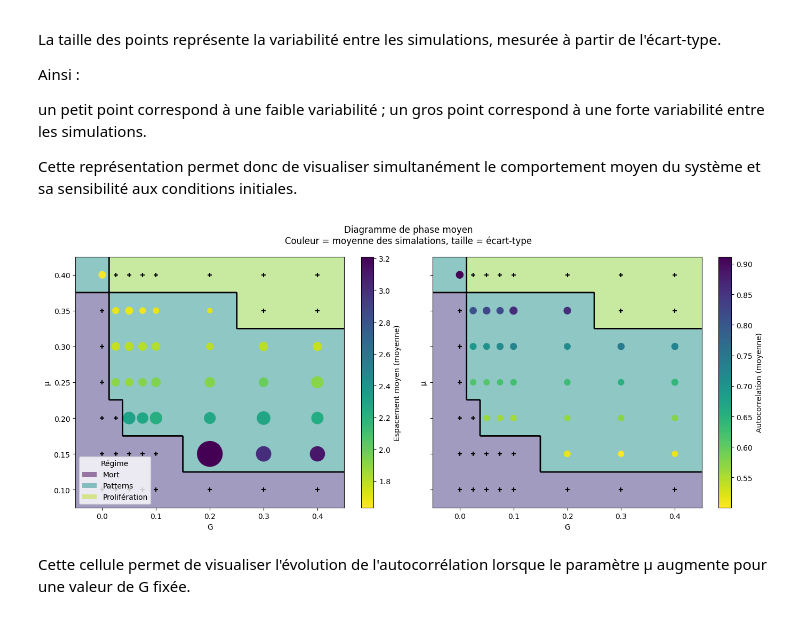
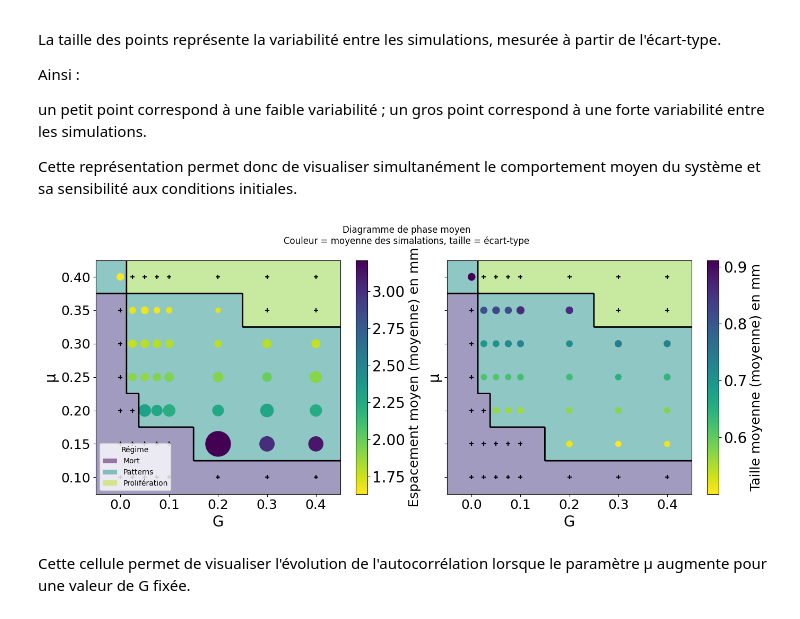
Before and after one commit to lisabacchin/Stage-M1, a Jupyter notebook: Traitement_simulations/Traitement_1D.ipynb, the cells around one changed output. Cells and saved outputs as stored; diff of their text form; code cells hidden in the pictures.

```diff
--- a/Traitement_simulations/Traitement_1D.ipynb
+++ b/Traitement_simulations/Traitement_1D.ipynb
@@ -1073,9 +1090,9 @@ for group in groups:
             c="k",
             s=30
         )
-        ax.set_xlabel("Facteurs de croissance (G)", fontsize = 16)
-        ax.set_ylabel("Nutriments (μ)", fontsize = 16)
-        ax.tick_params(axis='both', labelsize=16)
+        ax.set_xlabel("Facteurs de croissance (G)", fontsize = 20)
+        ax.set_ylabel("Nutriments (μ)", fontsize = 20)
+        ax.tick_params(axis='both', labelsize=20)
 
         cmap = plt.cm.viridis
         norm = plt.Normalize(vmin=0, vmax=2)
@@ -1100,15 +1117,15 @@ for group in groups:
         title="Régime",
         loc="lower left"
         )
-
-    axes[0].set_title(" t = 40 000", fontsize = 18)
-    axes[1].set_title(" t = 100 000", fontsize = 18)
-    axes[2].set_title(" t = 300 000", fontsize = 18)
+    '''
+    axes[0].set_title(" t = 40 000", fontsize = 22)
+    axes[1].set_title(" t = 100 000", fontsize = 22)
+    axes[2].set_title(" t = 300 000", fontsize = 22)
 
     '''
-    axes[0].set_title(r"$n_{0}$ = 2 500", fontsize = 18)
-    axes[1].set_title(r"$n_{0}$ = 8 000", fontsize = 18)
-    axes[2].set_title(r"$n_{0}$ = 25 000", fontsize = 18)'''
+    axes[0].set_title(r"$n_{0}$ = 2 500", fontsize = 22)
+    axes[1].set_title(r"$n_{0}$ = 8 000", fontsize = 22)
+    axes[2].set_title(r"$n_{0}$ = 25 000", fontsize = 22)
 
     fig.suptitle('Evolution du diagramme de phase avec l augmentation quantité cellulaire initiale', fontsize=24)
     plt.tight_layout()
@@ -1653,11 +2027,17 @@ sc1 = ax1.scatter(
     #edgecolors="k"
 )
 
-fig.colorbar(
+cbar = fig.colorbar(
     sc1,
     ax=ax1,
     label="Espacement moyen (moyenne)"
 )
+cbar.set_label("Espacement moyen (moyenne) en mm", fontsize =18)
+cbar.ax.tick_params(
+                            labelsize=20
+                        )
+
+
 
 from matplotlib.patches import Patch
 cmap = plt.cm.viridis
@@ -1681,39 +2061,51 @@ legend_elements = [
 ax1.legend(
 handles=legend_elements,
 title="Régime",
 loc="lower left")
 
-ax1.set_xlabel("G")
-ax1.set_ylabel("μ")
+ax1.set_xlabel("G", fontsize = 20)
+ax1.set_ylabel("μ", fontsize = 20)
+ax1.tick_params(
+            axis="both",
+            labelsize=18
+        )
 
 
 sc2 = ax2.scatter(
     summary["G"],
     summary["mu"],
     c=summary["lambda2_mean"],
     s=sizes2,
     cmap=Cmap,
     #edgecolors="k"
 )
 
-fig.colorbar(
+cbar2 = fig.colorbar(
     sc2,
     ax=ax2,
     label="Autocorrelation (moyenne)"
 )
+cbar2.set_label("Taille moyenne (moyenne) en mm", fontsize =18)
+cbar2.ax.tick_params(
+                            labelsize=20
+                        )
 
-ax2.set_xlabel("G")
-ax2.set_ylabel("μ")
+ax2.set_xlabel("G", fontsize = 20)
+ax2.set_ylabel("μ", fontsize = 20)
+ax2.tick_params(
+            axis="both",
+            labelsize=18
+        )
 
 plt.suptitle(
     "Diagramme de phase moyen\n"
     "Couleur = moyenne des simalations, taille = écart-type"
 )
 
 plt.tight_layout()
 plt.show()
 # %% [output]
-[figure, old version]
+[figure, new version]
 # %% [markdown]
 Cette cellule permet de visualiser l'évolution de l'autocorrélation lorsque le paramètre μ augmente pour une valeur de G fixée.
 # %%
```
Also changed, not shown: parts of 5 cells of this notebook, 15 other files.
